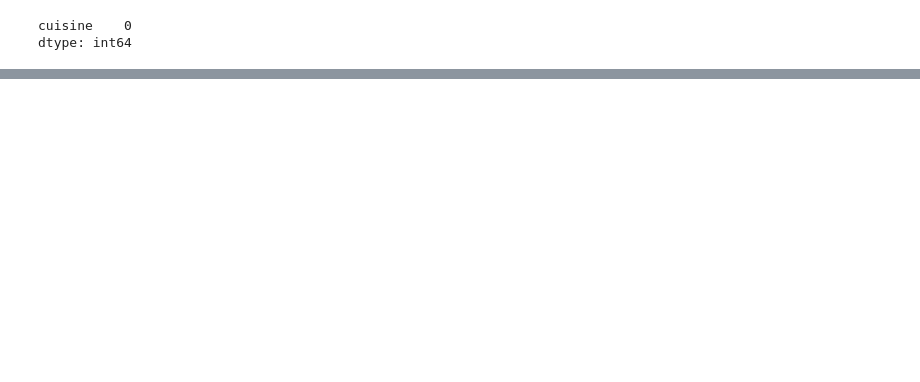
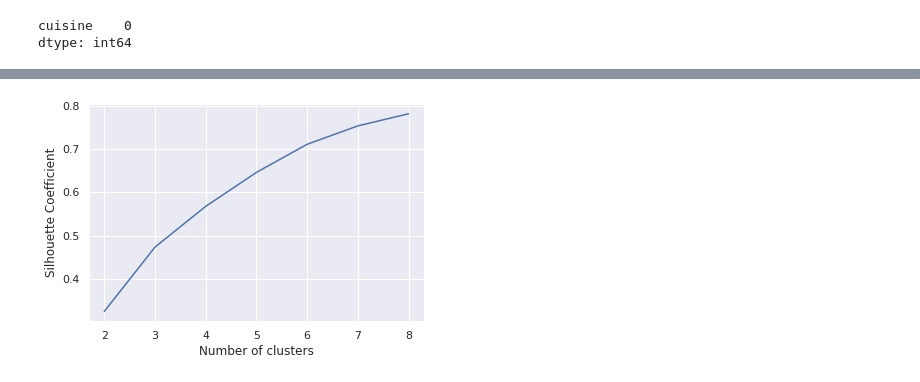
Before and after one commit to dkd99/ZOMATO-RESTAURANT-CLUSTERING-AND-SENTIMENT-ANALYSIS, a Jupyter notebook: ZOMATO_RESTAURANT_CLUSTERING_AND_SENTIMENT_ANALYSIS.ipynb, the cells around one changed output, grey strips where cells are left out. Saved outputs shown, nothing was run; the diff lists cells and outputs as text; code cells hidden in the pictures; blank space fills up the shorter version.

```diff
--- a/ZOMATO_RESTAURANT_CLUSTERING_AND_SENTIMENT_ANALYSIS.ipynb
+++ b/ZOMATO_RESTAURANT_CLUSTERING_AND_SENTIMENT_ANALYSIS.ipynb
@@ -964,0 +1006,2 @@ dtype: int64
+# %%
+cuisine=list(set(df_cuisine.columns)-set(['Name','Cost','number of cuisines','Rating']))
@@ -964,0 +1037,2 @@ dtype: int64
+# %%
+df_final=df_cuisine[['Rating','Cost']+cuisine]
@@ -964,0 +1068,4 @@ dtype: int64
+# %%
+ms=MinMaxScaler()
+df_final_scaled=ms.fit_transform(df_final)
+df_final_scaled
@@ -964,0 +1091,9 @@ dtype: int64
+# %%
+from sklearn import metrics
+
+k_range = range(2, 12)
+scores = []
+for k in k_range:
+    km = KMeans(n_clusters=k, random_state=1)
+    km.fit(df_final_scaled)
+    scores.append(metrics.silhouette_score(df_final_scaled, km.labels_))
@@ -964,0 +1113,8 @@ dtype: int64
+# %%
+# plot the results
+plt.plot(k_range, scores)
+plt.xlabel('Number of clusters')
+plt.ylabel('Silhouette Coefficient')
+plt.grid(True)
+# %% [output]
+[figure, added]
```
Also changed, not shown: parts of 37 cells of this notebook.
